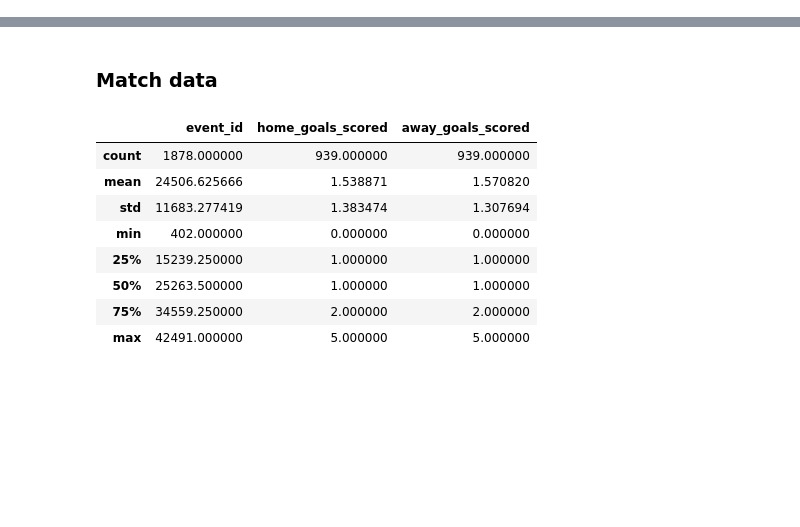
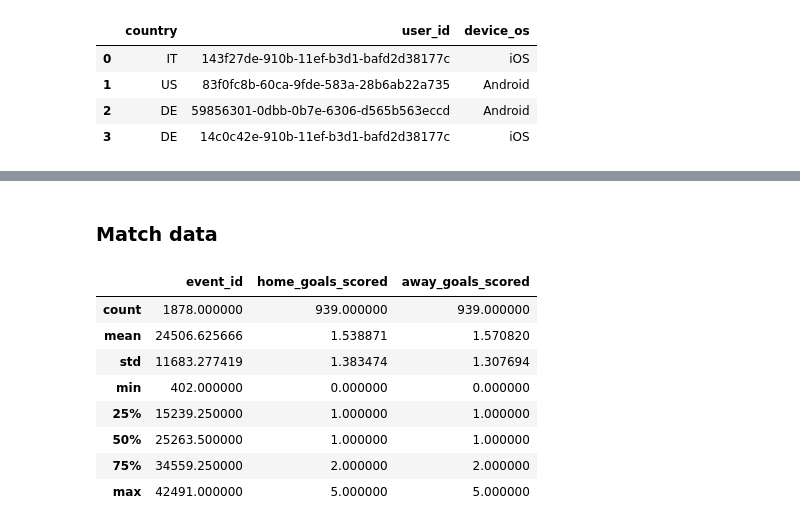
Before and after one commit to ZekiMilovan001/NordeusDE, a Jupyter notebook: test.ipynb, the cells around one changed output, grey strips where cells are left out. Saved outputs shown, nothing was run; the diff lists cells and outputs as text; code cells hidden in the pictures; blank space fills up the shorter version.

```diff
--- a/test.ipynb
+++ b/test.ipynb
@@ -14,0 +52,9 @@ for i, idx in enumerate(to_update):
+# %%
+pd.DataFrame([{**(df.loc[1765, 'event_data'])}, {**(df.loc[914, 'event_data'])},
+              {**(df.loc[2026, 'event_data'])}, {**df.loc[2027, 'event_data']}])
+# %% [output]
+|  | country | user_id | device_os |
+| 0 | IT | 143f27de-910b-11ef-b3d1-bafd2d38177c | iOS |
+| 1 | US | 83f0fc8b-60ca-9fde-583a-28b6ab22a735 | Android |
+| 2 | DE | 59856301-0dbb-0b7e-6306-d565b563eccd | Android |
+| 3 | DE | 14c0c42e-910b-11ef-b3d1-bafd2d38177c | iOS |
```
Also changed, not shown: parts of 9 cells of this notebook.
